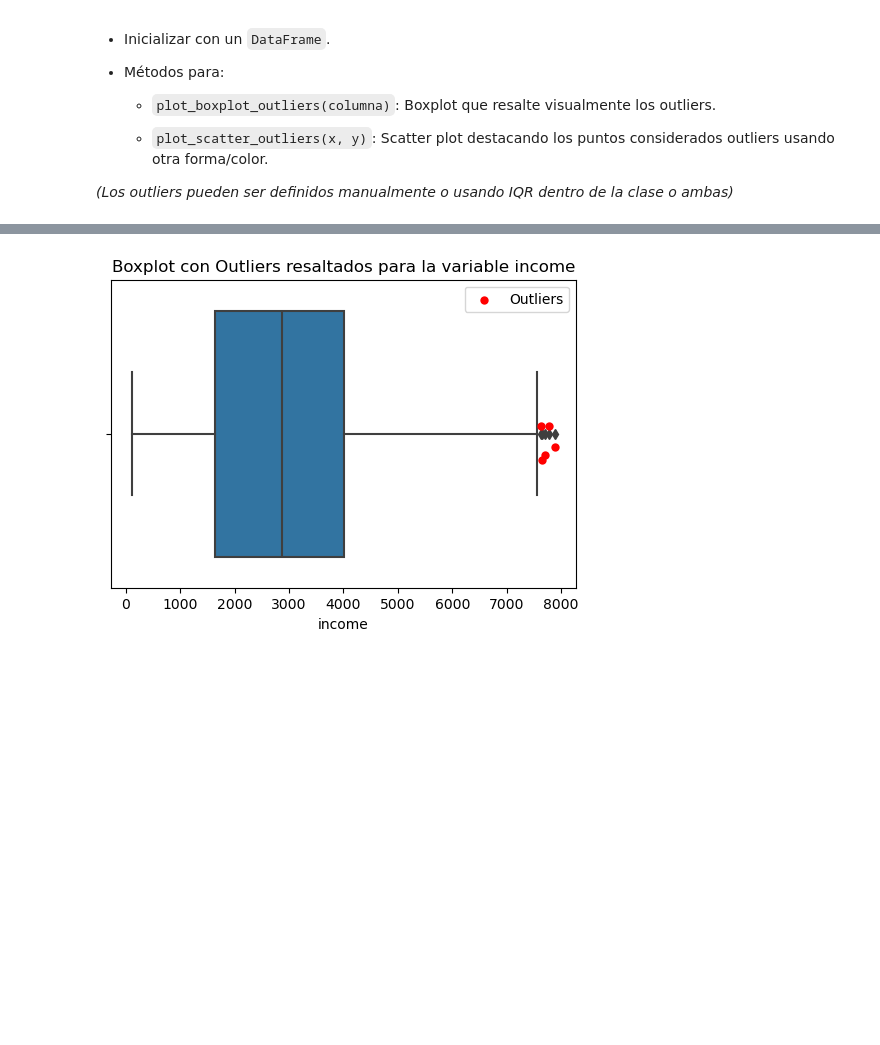
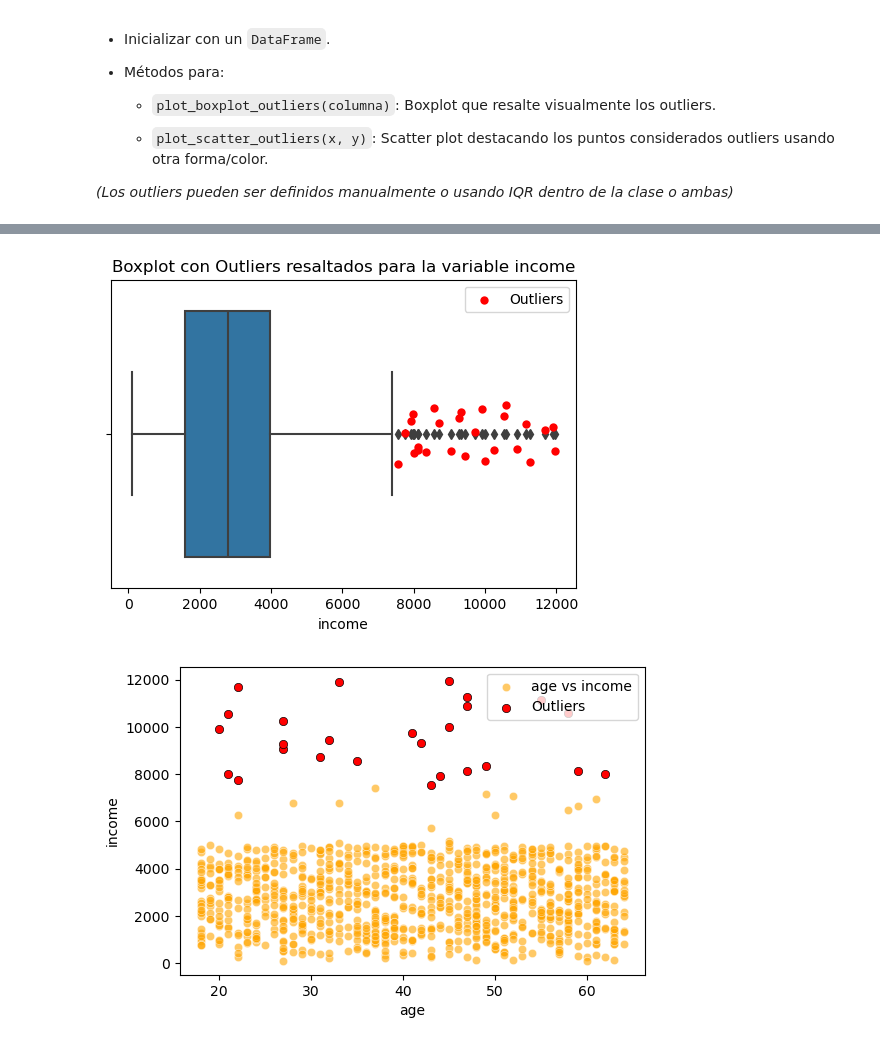
Before and after one commit to ntamajon/ejercicios_python, a Jupyter notebook: 04-visualizacion.ipynb, the cells around one changed output, grey strips where cells are left out. Saved outputs shown, nothing was run; the diff lists cells and outputs as text; code cells hidden in the pictures; blank space fills up the shorter version.

Commit message:
Cuaderno 04-visualización

```diff
--- a/04-visualizacion.ipynb
+++ b/04-visualizacion.ipynb
@@ -38,7 +38,7 @@ def generar_numeros_enteros_aleatorios(N, minimo, maximo):
 #income tendrá outliers
 income_1 = generar_numeros_enteros_aleatorios(900, 800, 5000)
 income_2 = generar_numeros_enteros_aleatorios(60, 100, 799)
-income_3 = generar_numeros_enteros_aleatorios(40, 5001, 8000)
+income_3 = generar_numeros_enteros_aleatorios(40, 5001, 12000)
 
 income = np.concatenate([income_1, income_2, income_3])
 
@@ -235,7 +235,7 @@ class OutlierPlotter:
         IQR = Q3 - Q1
         limite_superior = Q3 + 1.5 * IQR
         limite_inferior = Q1 - 1.5 * IQR
-        return (self.df[column] > limite_superior) | (self.df[column] < limite_inferior)
+        return (self.df[column] > limite_superior) | (self.df[column] < limite_inferior) #serie booleana
 
     def boxplot_outliers(self, column):
         outliers = self.outlier_detect(column=column)
@@ -245,5 +245,17 @@ class OutlierPlotter:
         plt.title(f'Boxplot con Outliers resaltados para la variable {column}')
         plt.legend()
         plt.show()
+
+    def scatter_outlier(self, column_x, column_y):
+        outliers_x = self.outlier_detect(column=column_x)
+        outliers_y = self.outlier_detect(column=column_y)
+        outliers = outliers_x | outliers_y #serie booleana unificada, habrá un True si al menos una de las dos series es True
+        plt.figure(figsize=(6, 4))
+        sns.scatterplot(x=self.df[column_x][~outliers], y=self.df[column_y][~outliers], label=f'{column_x} vs {column_y}', color='orange', alpha=0.6)
+        sns.scatterplot(x=self.df[column_x][outliers], y=self.df[column_y][outliers], label='Outliers', color='red', edgecolor='black')
+        plt.xlabel(f'{column_x}')
+        plt.ylabel(f'{column_y}')
+        plt.legend()
+        plt.show()
 # %%
 outlierplotter = OutlierPlotter(df=marketing_df)
@@ -251,7 +283,9 @@ outl_presence = outlierplotter.outlier_detect(column='income')
 # %%
 outlierplotter.boxplot_outliers(column='income')
+outlierplotter.scatter_outlier(column_x='age', column_y='income')
 # %% [output]
-[figure, old version]
+[figure, new version]
+[figure, added]
 # %% [markdown]
 
 #### 4. Clase `CorrelationPlotter`
```
Also changed, not shown: parts of 11 cells of this notebook.
